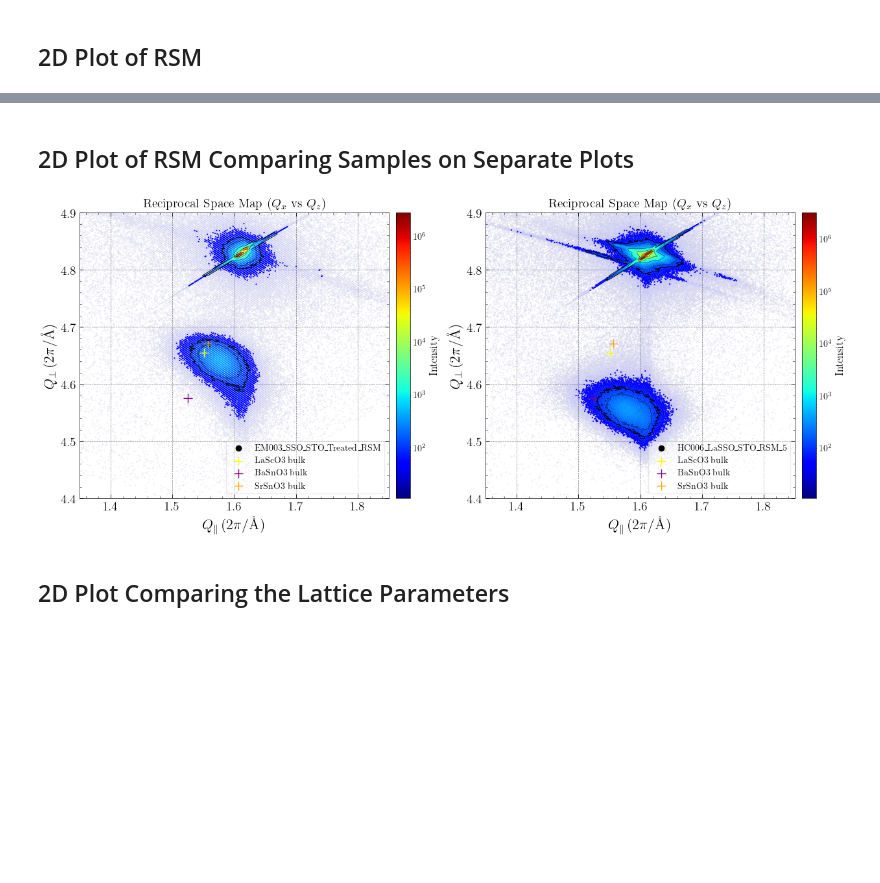
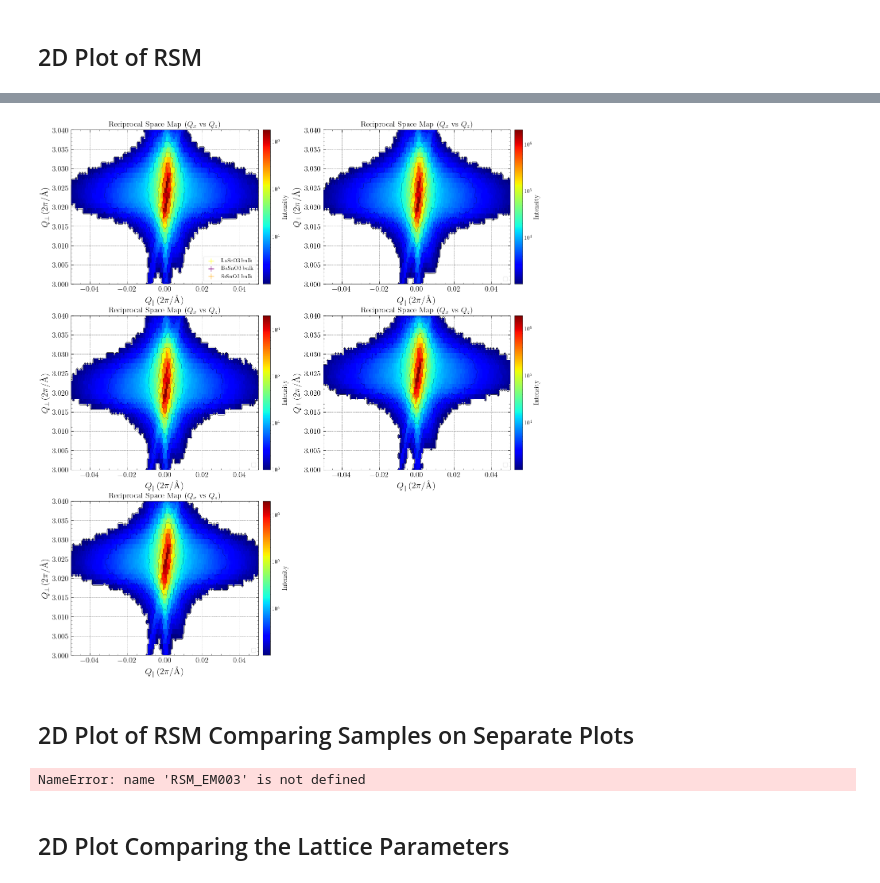
Before and after one commit to hc3413/Thin_Film_Analysis, a Jupyter notebook: RSM_Analysis.ipynb, the cells around one changed output, grey strips where cells are left out. Saved outputs shown, nothing was run; the diff lists cells and outputs as text; code cells hidden in the pictures; blank space fills up the shorter version.

```diff
--- a/RSM_Analysis.ipynb
+++ b/RSM_Analysis.ipynb
@@ -88,16 +87,20 @@ np.pi*2/1.63
+# %%
+fig1 = RSM_plot_sep(dat = single_dat,threshold_filt = 10, grid_filt = 1, resolution_scaling=3, plot_type = 'mesh', ax_unit='reciprocal', string_suppress = True,x_lim = [-0.05, 0.05], y_lim = [3, 3.04]) #x_lim = [1.35, 1.85], y_lim = [4.45, 4.9])
+# %% [output]
+[figure, added]
 # %% [markdown]
 ## 2D Plot of RSM Comparing Samples on Separate Plots
 # %%
 #def plot_2D_comparison(dat: tuple = None, threshold_filt: float = 0, log_scale: bool = True, x_lim = None, y_lim = None, plot_type: str = 'scatter', ax_unit: str = 'reciprocal'):
 
-sep_data_in = [RSM_EM003, RSM_HC006]#[RSM_HC001,RSM_HC002,RSM_HC006, RSM_HC008, RSM_HC009, RSM_HC011, RSM_HC014, RSM_HC012, RSM_HC013, RSM_HC015, RSM_HC017, RSM_HC018, RSM_DR004] # Note that the function takes the first item
+sep_data_in = [RSM_EM003, RSM_EM004]#[RSM_HC001,RSM_HC002,RSM_HC006, RSM_HC008, RSM_HC009, RSM_HC011, RSM_HC014, RSM_HC012, RSM_HC013, RSM_HC015, RSM_HC017, RSM_HC018, RSM_DR004] # Note that the function takes the first item
 fig2 = RSM_plot_sep(dat = sep_data_in, threshold_filt = 10, grid_filt = 90, resolution_scaling=None, plot_type = 'contour', ax_unit='reciprocal',x_lim = [1.35, 1.85], y_lim = [4.4, 4.9])#,x_lim = [2.8, 5.2], y_lim = [3.8, 4.2])
 
 
 
 #fig2.savefig(f'{sep_data_in[0].folder_path}/RSMsep.png', dpi=600, bbox_inches='tight', transparent=True)
 # %% [output]
-[figure, removed]
+NameError: name 'RSM_EM003' is not defined
 # %% [markdown]
 ## 2D Plot Comparing the Lattice Parameters
 # %%
```
Also changed, not shown: parts of 4 cells of this notebook, 2 other files.
